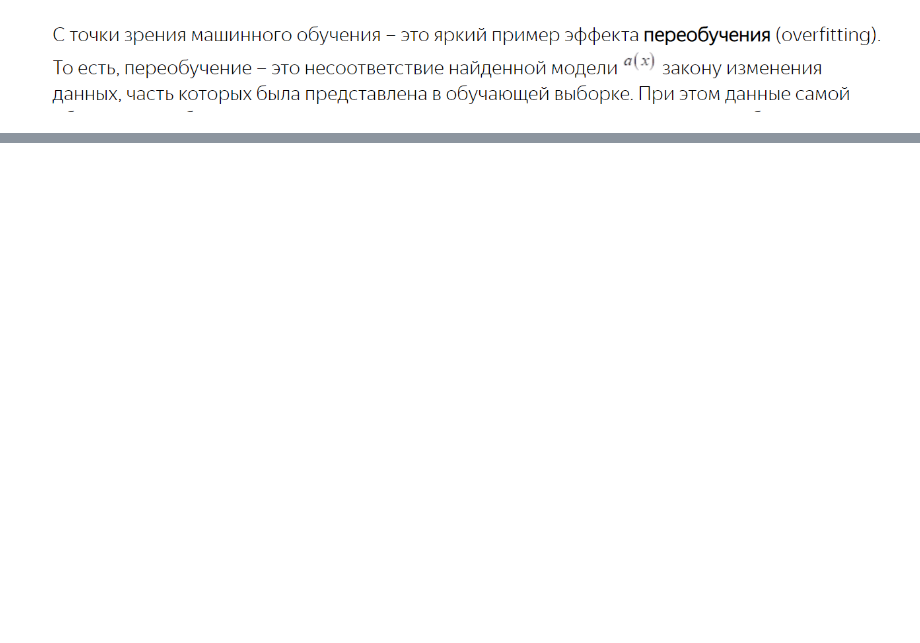
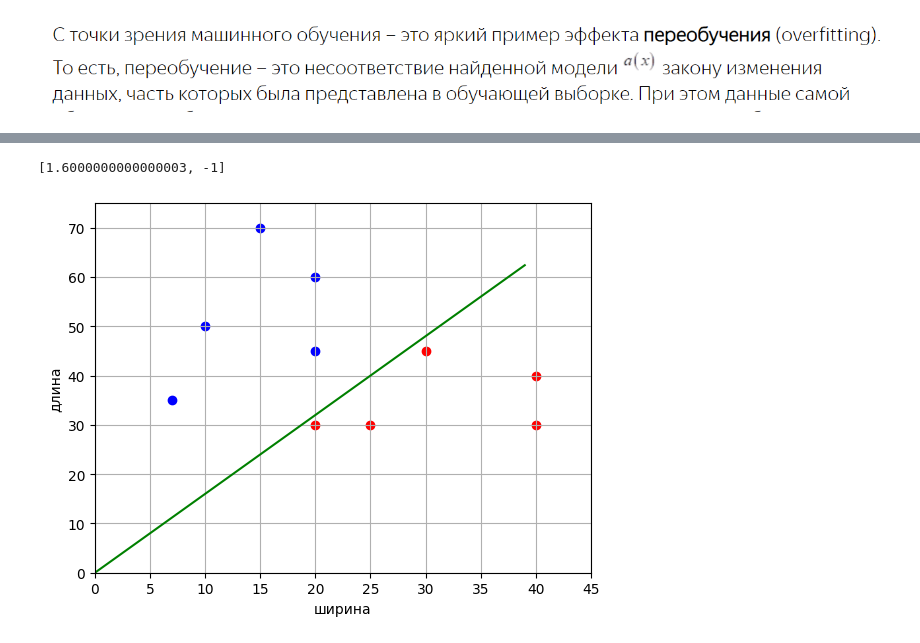
Before and after one commit to Ultraluxe25/Sergey-Balakirev-courses, a Jupyter notebook: Machine Learning/Machine Learning by Balakirev.ipynb, the cells around one changed output, grey strips where cells are left out. Saved outputs shown, nothing was run; the diff lists cells and outputs as text; code cells hidden in the pictures; blank space fills up the shorter version.

```diff
--- a/Machine Learning/Machine Learning by Balakirev.ipynb
+++ b/Machine Learning/Machine Learning by Balakirev.ipynb
@@ -8,0 +15,50 @@
+# %%
+import numpy as np
+import matplotlib.pyplot as plt
+
+x_train = np.array([[10, 50], [20, 30], [25, 30], [20, 60], [15, 70], [40, 40], [30, 45], [20, 45], [40, 30], [7, 35]])
+y_train = np.array([-1, 1, 1, -1, -1, 1, 1, -1, 1, -1])
+
+n_train = len(x_train)  # размер обучающей выборки
+w = [0, -1]  # начальное значение вектора w
+a = lambda x: np.sign(x[0] * w[0] + x[1] * w[1])  # решающее правило
+N = 50  # максимальное число итераций
+L = 0.1  # шаг изменения веса
+e = 0.1  # небольшая добавка для w0 чтобы был зазор между разделяющей линией и граничным образом
+
+last_error_index = -1  # индекс последнего ошибочного наблюдения
+
+for n in range(N):
+    for i in range(n_train):  # перебор по наблюдениям
+        if y_train[i] * a(x_train[i]) < 0:    # если ошибка классификации,
+            w[0] = w[0] + L * y_train[i]    # то корректировка веса w0
+            last_error_index = i
+
+    Q = sum([1 for i in range(n_train) if y_train[i] * a(x_train[i]) < 0])
+    if Q == 0:  # показатель качества классификации (число ошибок)
+        break  # останов, если все верно классифицируем
+
+if last_error_index > -1:
+    w[0] = w[0] + e * y_train[last_error_index]
+
+print(w)
+
+line_x = list(range(max(x_train[:, 0])))    # формирование графика разделяющей линии
+line_y = [w[0] * x for x in line_x]
+
+x_0 = x_train[y_train == 1]                 # формирование точек для 1-го
+x_1 = x_train[y_train == -1]                # и 2-го классов
+
+plt.scatter(x_0[:, 0], x_0[:, 1], color='red')
+plt.scatter(x_1[:, 0], x_1[:, 1], color='blue')
+plt.plot(line_x, line_y, color='green')
+
+plt.xlim([0, 45])
+plt.ylim([0, 75])
+plt.ylabel("длина")
+plt.xlabel("ширина")
+plt.grid(True)
+plt.show()
+# %% [output]
+[1.6000000000000003, -1]
+[figure, added]
```
Also changed, not shown: parts of 3 cells of this notebook.
